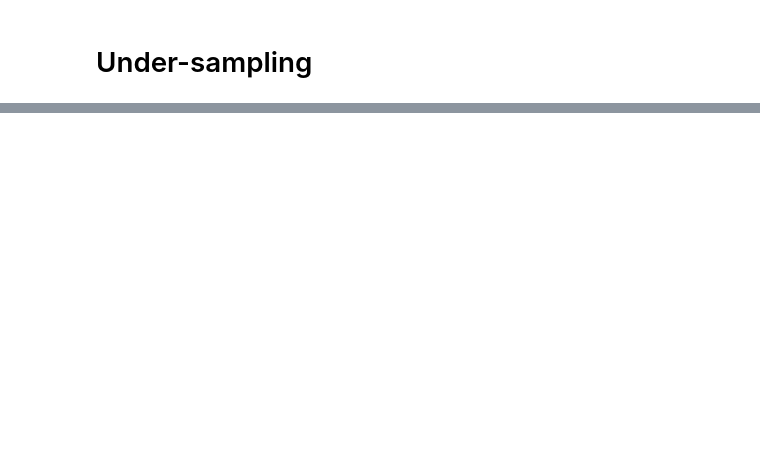
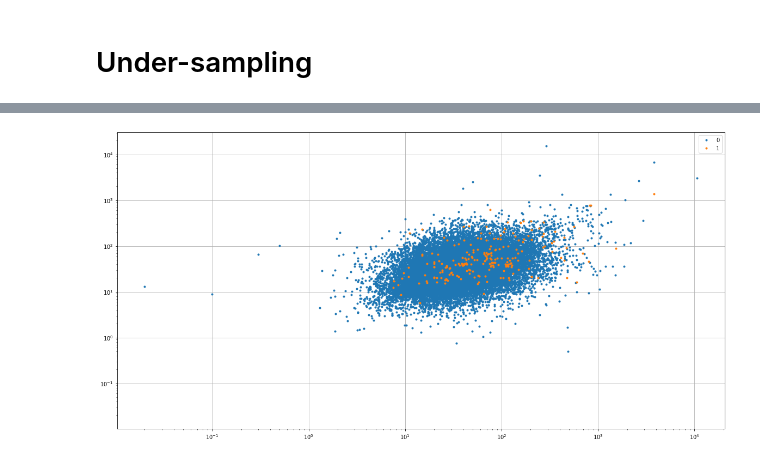
Before and after one commit to juan-kabbali/fraud-detection, a Jupyter notebook: balanced.ipynb, the cells around one changed output, grey strips where cells are left out. Drawn from its saved outputs; the diff is of its cells as text; code cells hidden in the pictures; blank space fills up the shorter version.

```diff
--- a/balanced.ipynb
+++ b/balanced.ipynb
@@ -90,7 +100,0 @@ ax.set_yscale('log')
-# %%
-df = df.sample(frac=1)
-df_frauds = df.loc[df['FlAgImpAye'] == 1]
-df_non_frauds = df.loc[df['FlAgImpAye'] == 0][:855]
-balanced_df = pd.concat([df_frauds, df_non_frauds])
-balanced_df = balanced_df.sample(frac=1, random_state=42)
-balanced_df.head()
@@ -104 +101,20 @@ heatmap = sns.heatmap(balanced_df.corr(), annot=True, cbar=True, cmap=plt.cm.Red
+# %%
+# MontAnt DAteTrAnsAction CodeDecision VerifiAnceCPT1 VerifiAnceCPT2 VerifiAnceCPT3 D2CB
+# ScoringFP1 ScoringFP2 ScoringFP3 TAuxImpNb_RB TAuxImpNB_CPM EcArtNumCheq NbrMAgAsin3J
+# DiffDAteTr1 DiffDAteTr2 DiffDAteTr3 CA3TRetMtt CA3TR Heure FlAgImpAye
+fig, ax = plt.subplots(figsize=(20, 10))
+
+ax.plot(df[df["FlAgImpAye"] == 0 ]["CA3TR"],
+        df[df["FlAgImpAye"] == 0 ]["MontAnt"], marker='.', linestyle='',
+        label="0")
+
+ax.plot(df[df["FlAgImpAye"] == 1 ]["CA3TR"],
+        df[df["FlAgImpAye"] == 1 ]["MontAnt"], marker='.', linestyle='',
+        label="1")
+plt.grid()
+ax.legend()
+ax.set_xscale('log')
+ax.set_yscale('log')
+# %% [output]
+[figure, added]
 # %%
```
Also changed, not shown: parts of 12 cells of this notebook, 2 other files.
